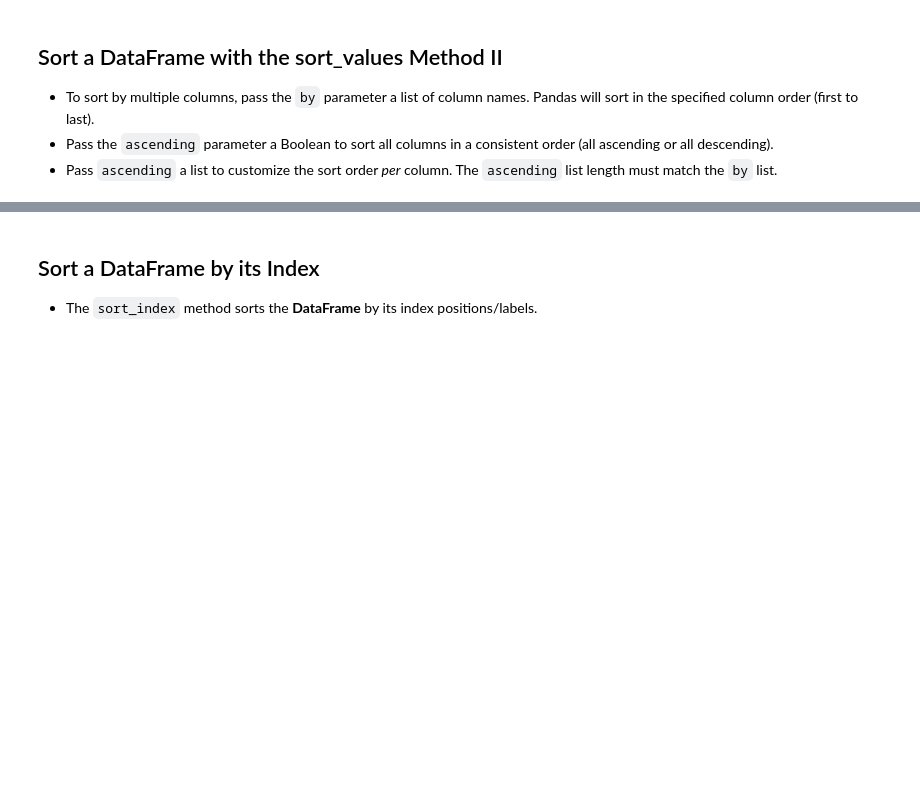
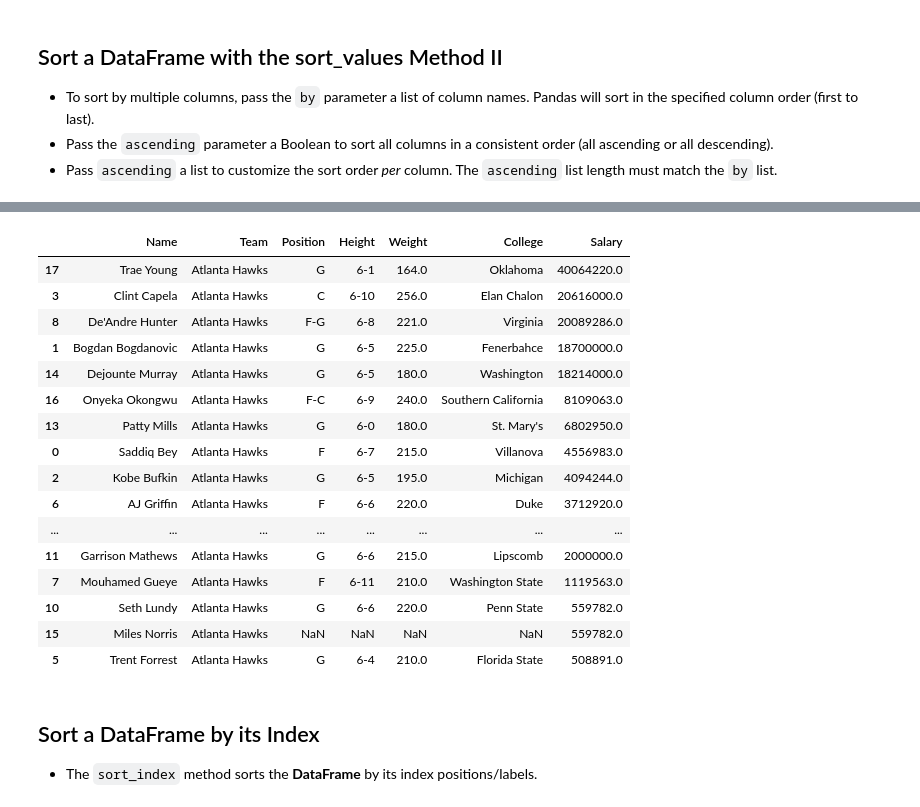
Before and after one commit to wolneihd/udemy_pandas, a Jupyter notebook: Incomplete/04 - DataFrames I - Introduction.ipynb, the cells around one changed output, grey strips where cells are left out. Cells and saved outputs as stored; diff of their text form; code cells hidden in the pictures; blank space fills up the shorter version.

```diff
--- a/Incomplete/04 - DataFrames I - Introduction.ipynb
+++ b/Incomplete/04 - DataFrames I - Introduction.ipynb
@@ -601,3 +674,27 @@ nba
+# %%
+nba = pd.read_csv('nba.csv').dropna(how='all')
+nba['Salary'] = nba['Salary'].fillna(0)
+all_teams = nba['Team'].unique()
+atlanta = nba['Team'] == all_teams[0]
+nba[atlanta].sort_values(by='Salary', ascending=False)
+# %% [output]
+|  | Name | Team | Position | Height | Weight | College | Salary |
+| 17 | Trae Young | Atlanta Hawks | G | 6-1 | 164.0 | Oklahoma | 40064220.0 |
+| 3 | Clint Capela | Atlanta Hawks | C | 6-10 | 256.0 | Elan Chalon | 20616000.0 |
+| 8 | De'Andre Hunter | Atlanta Hawks | F-G | 6-8 | 221.0 | Virginia | 20089286.0 |
+| 1 | Bogdan Bogdanovic | Atlanta Hawks | G | 6-5 | 225.0 | Fenerbahce | 18700000.0 |
+| 14 | Dejounte Murray | Atlanta Hawks | G | 6-5 | 180.0 | Washington | 18214000.0 |
+| 16 | Onyeka Okongwu | Atlanta Hawks | F-C | 6-9 | 240.0 | Southern California | 8109063.0 |
+| 13 | Patty Mills | Atlanta Hawks | G | 6-0 | 180.0 | St. Mary's | 6802950.0 |
+| 0 | Saddiq Bey | Atlanta Hawks | F | 6-7 | 215.0 | Villanova | 4556983.0 |
+| 2 | Kobe Bufkin | Atlanta Hawks | G | 6-5 | 195.0 | Michigan | 4094244.0 |
+| 6 | AJ Griffin | Atlanta Hawks | F | 6-6 | 220.0 | Duke | 3712920.0 |
+| ... | ... | ... | ... | ... | ... | ... | ... |
+| 11 | Garrison Mathews | Atlanta Hawks | G | 6-6 | 215.0 | Lipscomb | 2000000.0 |
+| 7 | Mouhamed Gueye | Atlanta Hawks | F | 6-11 | 210.0 | Washington State | 1119563.0 |
+| 10 | Seth Lundy | Atlanta Hawks | G | 6-6 | 220.0 | Penn State | 559782.0 |
+| 15 | Miles Norris | Atlanta Hawks | NaN | NaN | NaN | NaN | 559782.0 |
+| 5 | Trent Forrest | Atlanta Hawks | G | 6-4 | 210.0 | Florida State | 508891.0 |
 # %% [markdown]
 ## Sort a DataFrame by its Index
 - The `sort_index` method sorts the **DataFrame** by its index positions/labels.
```
Also changed, not shown: parts of 10 cells of this notebook.
